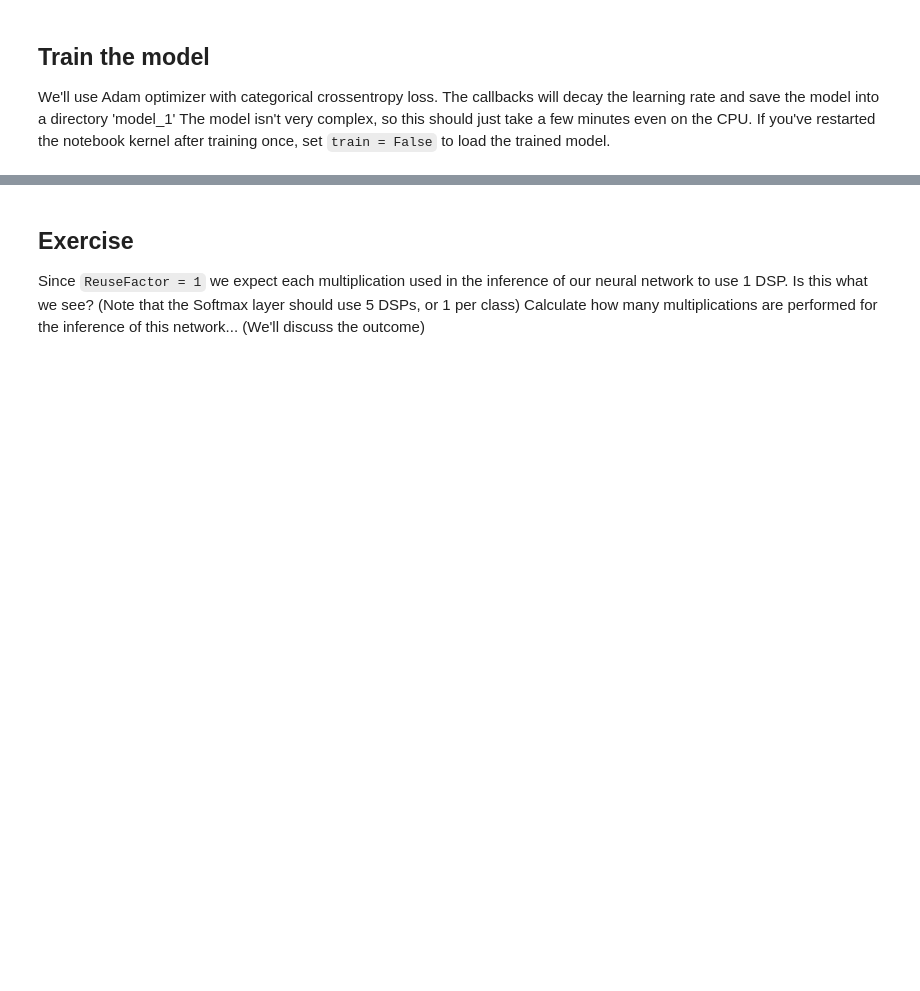
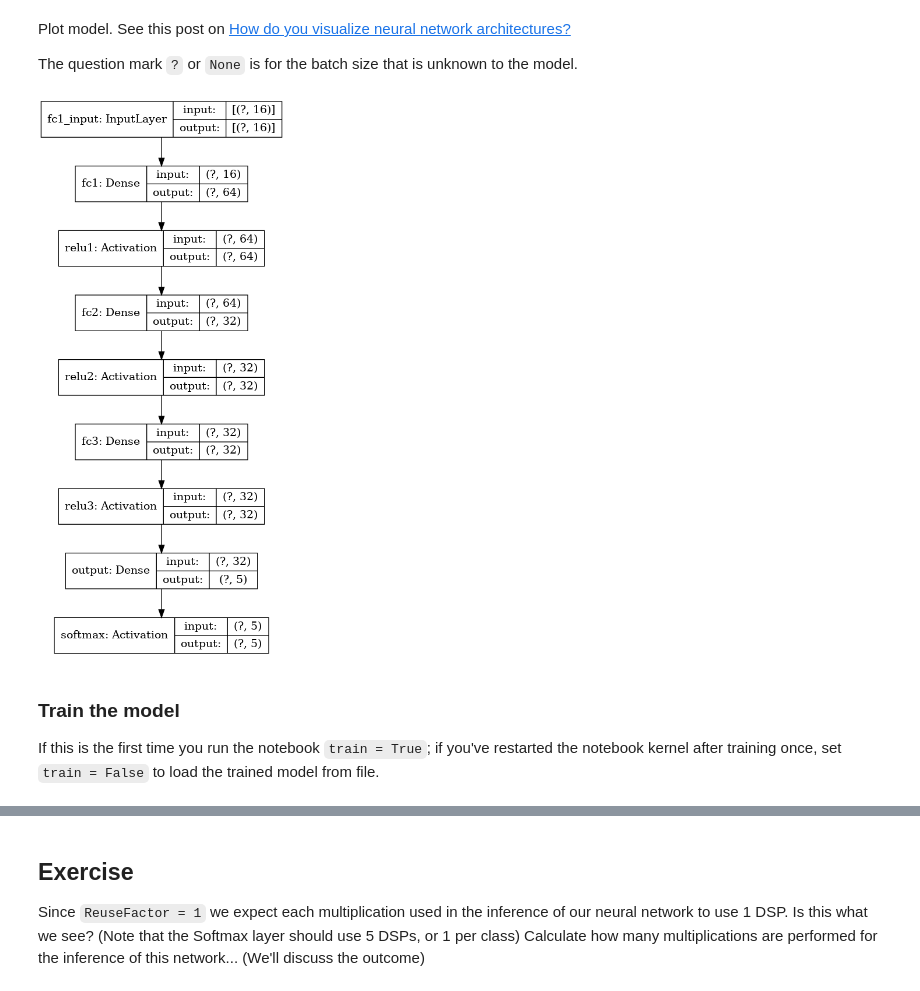
Before and after one commit to fastmachinelearning/hls4ml-tutorial, a Jupyter notebook: part1_getting_started.ipynb, the cells around one changed output, grey strips where cells are left out. Cells and saved outputs as stored; diff of their text form; code cells hidden in the pictures; blank space fills up the shorter version.

```diff
--- a/part1_getting_started.ipynb
+++ b/part1_getting_started.ipynb
@@ -69,6 +266,12 @@ model.add(Activation(activation='softmax', name='softmax'))
+# %% [markdown]
+Plot model. See this post on [How do you visualize neural network architectures?
+](https://datascience.stackexchange.com/questions/12851/how-do-you-visualize-neural-network-architectures)
+
+The question mark `?` or `None` is for the batch size that is unknown to the model.
+# %%
+tf.keras.utils.plot_model(model, to_file='model.png', show_shapes=True, show_layer_names=True)
+# %% [output]
+[figure, added]
 # %% [markdown]
-## Train the model
-We'll use Adam optimizer with categorical crossentropy loss.
-The callbacks will decay the learning rate and save the model into a directory 'model_1'
-The model isn't very complex, so this should just take a few minutes even on the CPU.
-If you've restarted the notebook kernel after training once, set `train = False` to load the trained model.
+### Train the model
+If this is the first time you run the notebook `train = True`; if you've restarted the notebook kernel after training once, set `train = False` to load the trained model from file.
```
Also changed, not shown: parts of 68 cells of this notebook, 11 other files.
